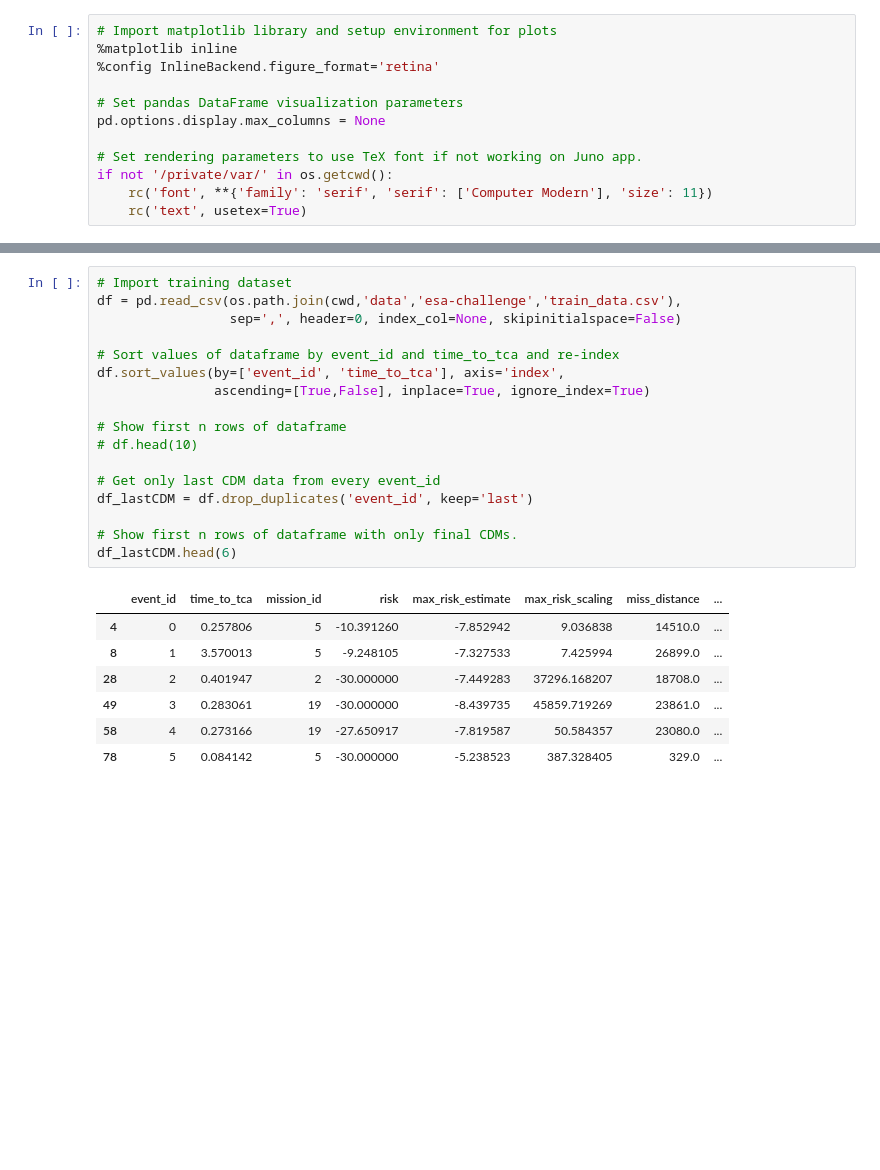
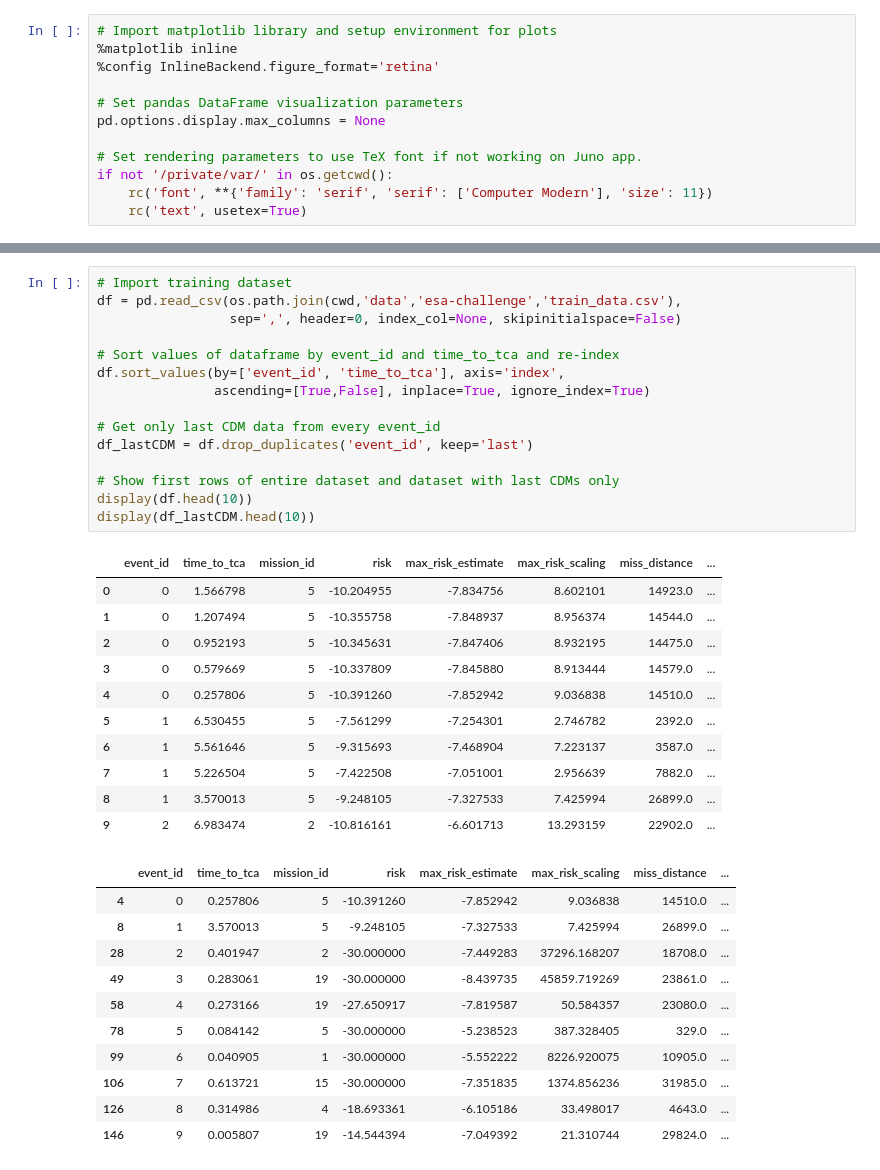
Before and after one commit to JJavierRosales/scapy, a Jupyter notebook: notebooks/kde_bandwidth_selection.ipynb, the cells around one changed output, grey strips where cells are left out. Cells and saved outputs as stored; diff of their text form; blank space fills up the shorter version.

```diff
--- a/notebooks/kde_bandwidth_selection.ipynb
+++ b/notebooks/kde_bandwidth_selection.ipynb
@@ -51,25 +55,38 @@ if not '/private/var/' in os.getcwd():
 # %%
 # Import training dataset
 df = pd.read_csv(os.path.join(cwd,'data','esa-challenge','train_data.csv'),
                  sep=',', header=0, index_col=None, skipinitialspace=False)
 
 # Sort values of dataframe by event_id and time_to_tca and re-index
 df.sort_values(by=['event_id', 'time_to_tca'], axis='index',
                ascending=[True,False], inplace=True, ignore_index=True)
 
-# Show first n rows of dataframe
-# df.head(10)
-
 # Get only last CDM data from every event_id
 df_lastCDM = df.drop_duplicates('event_id', keep='last')
 
-# Show first n rows of dataframe with only final CDMs.
-df_lastCDM.head(6)
+# Show first rows of entire dataset and dataset with last CDMs only
+display(df.head(10))
+display(df_lastCDM.head(10))
 # %% [output]
 |  | event_id | time_to_tca | mission_id | risk | max_risk_estimate | max_risk_scaling | miss_distance | ... |
+| 0 | 0 | 1.566798 | 5 | -10.204955 | -7.834756 | 8.602101 | 14923.0 | ... |
+| 1 | 0 | 1.207494 | 5 | -10.355758 | -7.848937 | 8.956374 | 14544.0 | ... |
+| 2 | 0 | 0.952193 | 5 | -10.345631 | -7.847406 | 8.932195 | 14475.0 | ... |
+| 3 | 0 | 0.579669 | 5 | -10.337809 | -7.845880 | 8.913444 | 14579.0 | ... |
 | 4 | 0 | 0.257806 | 5 | -10.391260 | -7.852942 | 9.036838 | 14510.0 | ... |
+| 5 | 1 | 6.530455 | 5 | -7.561299 | -7.254301 | 2.746782 | 2392.0 | ... |
+| 6 | 1 | 5.561646 | 5 | -9.315693 | -7.468904 | 7.223137 | 3587.0 | ... |
+| 7 | 1 | 5.226504 | 5 | -7.422508 | -7.051001 | 2.956639 | 7882.0 | ... |
 | 8 | 1 | 3.570013 | 5 | -9.248105 | -7.327533 | 7.425994 | 26899.0 | ... |
-| 28 | 2 | 0.401947 | 2 | -30.000000 | -7.449283 | 37296.168207 | 18708.0 | ... |
-| 49 | 3 | 0.283061 | 19 | -30.000000 | -8.439735 | 45859.719269 | 23861.0 | ... |
-| 58 | 4 | 0.273166 | 19 | -27.650917 | -7.819587 | 50.584357 | 23080.0 | ... |
-| 78 | 5 | 0.084142 | 5 | -30.000000 | -5.238523 | 387.328405 | 329.0 | ... |
+| 9 | 2 | 6.983474 | 2 | -10.816161 | -6.601713 | 13.293159 | 22902.0 | ... |
+|  | event_id | time_to_tca | mission_id | risk | max_risk_estimate | max_risk_scaling | miss_distance | ... |
+| 4 | 0 | 0.257806 | 5 | -10.391260 | -7.852942 | 9.036838 | 14510.0 | ... |
+| 8 | 1 | 3.570013 | 5 | -9.248105 | -7.327533 | 7.425994 | 26899.0 | ... |
+| 28 | 2 | 0.401947 | 2 | -30.000000 | -7.449283 | 37296.168207 | 18708.0 | ... |
+| 49 | 3 | 0.283061 | 19 | -30.000000 | -8.439735 | 45859.719269 | 23861.0 | ... |
+| 58 | 4 | 0.273166 | 19 | -27.650917 | -7.819587 | 50.584357 | 23080.0 | ... |
+| 78 | 5 | 0.084142 | 5 | -30.000000 | -5.238523 | 387.328405 | 329.0 | ... |
+| 99 | 6 | 0.040905 | 1 | -30.000000 | -5.552222 | 8226.920075 | 10905.0 | ... |
+| 106 | 7 | 0.613721 | 15 | -30.000000 | -7.351835 | 1374.856236 | 31985.0 | ... |
+| 126 | 8 | 0.314986 | 4 | -18.693361 | -6.105186 | 33.498017 | 4643.0 | ... |
+| 146 | 9 | 0.005807 | 19 | -14.544394 | -7.049392 | 21.310744 | 29824.0 | ... |
```
Also changed, not shown: parts of 16 cells of this notebook.
